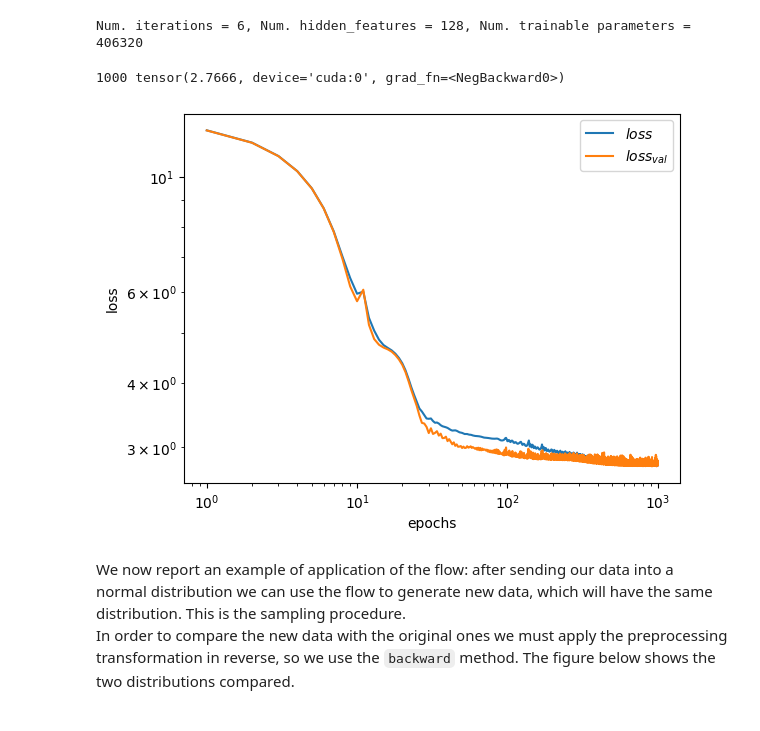
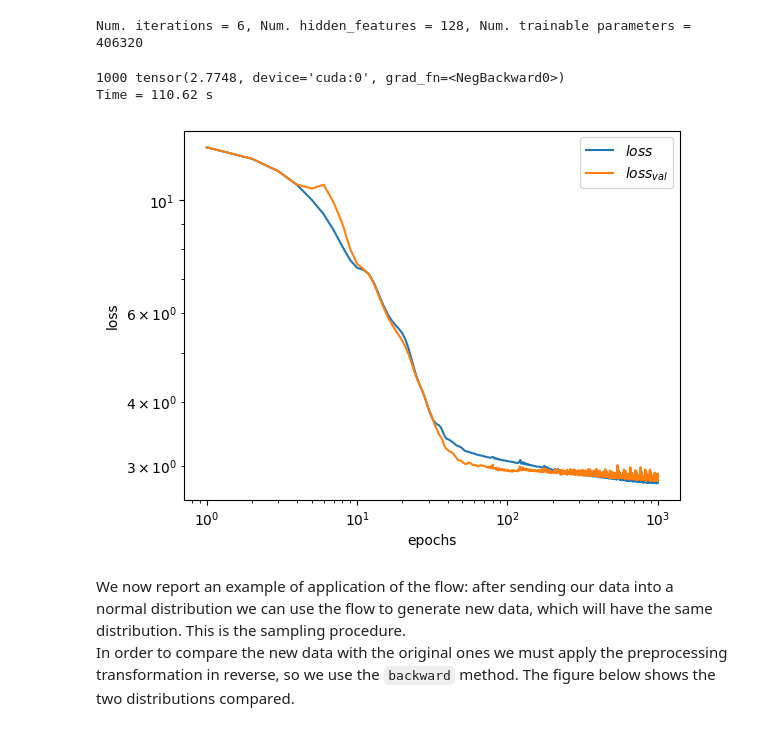
Before and after one commit to igordt/CMEPDA, a Jupyter notebook: originale.ipynb, the cells around one changed output. Cells and saved outputs as stored; diff of their text form; code cells hidden in the pictures.

```diff
--- a/originale.ipynb
+++ b/originale.ipynb
@@ -238,6 +238,7 @@ for j in range(len(range_iterations)):
   for k in range(len(range_hidden_features)):
     hf = range_hidden_features[k]
     flow_opt, optimizer_opt = model_definer(num_features=num_features, num_iterations=it, hidden_features=hf)
+    start_i = time.time()
 
     for i in range(epochs):
       optimizer_opt.zero_grad()
@@ -247,5 +248,7 @@ for j in range(len(range_iterations)):
       optimizer_opt.step()
       loss_storer[j,k,i] = loss_opt.cpu().detach().numpy()
       loss_storer_val[j,k,i] = loss_opt_val.cpu().detach().numpy()
+    end_i = time.time()
+    print('Time = {:0.05} s\n'.format(end_i-start_i))
 # %% [output]
 Num. iterations = 2, Num. hidden_features = 16, Num. trainable parameters = 2608
@@ -308,32 +308,35 @@ Num. iterations = 6, Num. hidden_features = 128, Num. trainable parameters = 406
 # %%
 epochs = 1000
 
 figloss=plt.figure()
 loss_values = []
 loss_validation = []
+start = time.time()
 for i in range(epochs):
   optimizer.zero_grad()
   loss = -flow.log_prob(inputs=xt).mean()
   loss_val = -flow.log_prob(inputs=xval).mean()
   loss.backward()
   optimizer.step()
   loss_values.append(loss.cpu().detach().numpy())
   loss_validation.append(loss_val.cpu().detach().numpy())
-  if (i+1) % 1000 == 0:
+  if (i+1) % 100 == 0:
     print(i+1,loss)
-
+end = time.time()
+print('Time = {:0.05} s'.format(end-start))
 plt.plot(range(1, epochs+1), loss_values, label='$loss$')
 plt.plot(range(1, epochs+1), loss_validation, label='$loss_{val}$')
 plt.xlabel('epochs')
 plt.ylabel('loss')
 plt.yscale('log')
 plt.xscale('log')
 plt.legend()
 plt.show()
 figloss.savefig('figures/Loss_comparison.pdf',dpi=190)
 # %% [output]
-1000 tensor(2.7666, device='cuda:0', grad_fn=<NegBackward0>)
+1000 tensor(2.7748, device='cuda:0', grad_fn=<NegBackward0>)
+Time = 110.62 s
-[figure, old version]
+[figure, new version]
 # %% [markdown]
 We now report an example of application of the flow: after sending our data into a normal distribution we can use the flow to generate new data, which will have the same distribution. This is the sampling procedure. <br>
 In order to compare the new data with the original ones we must apply the preprocessing transformation in reverse, so we use the `backward` method. The figure below shows the two distributions compared.
```
Also changed, not shown: parts of 16 cells of this notebook, 35 other files.
